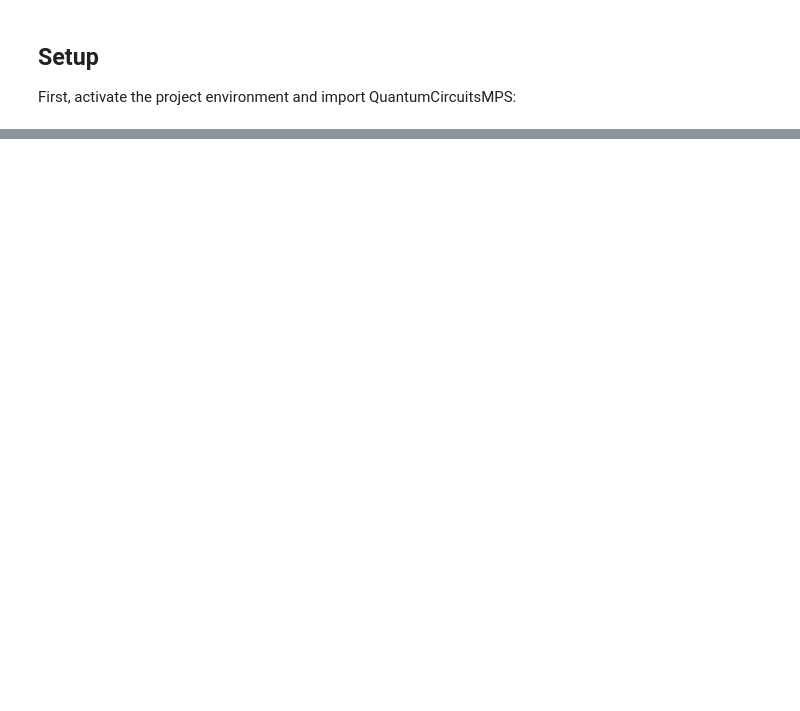
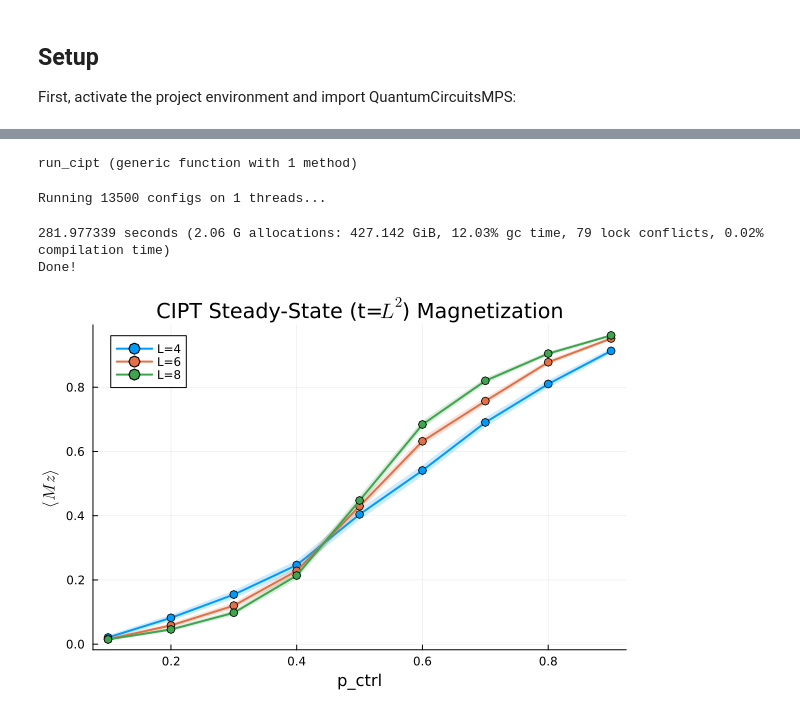
Before and after one commit to hainingpan/QuantumCircuitsMPS.jl, a Jupyter notebook: examples/cipt_example.ipynb, the cells around one changed output, grey strips where cells are left out. Saved outputs shown, nothing was run; the diff lists cells and outputs as text; code cells hidden in the pictures; blank space fills up the shorter version.

```diff
--- a/examples/cipt_example.ipynb
+++ b/examples/cipt_example.ipynb
@@ -301,0 +177,58 @@ Explore these possibilities:
+# %%
+function run_cipt(; L, p_ctrl, seed, bc=:periodic, n_steps=L^2, maxdim=1024)
+    left = StaircaseLeft(1)
+    right = StaircaseRight(1)
+
+    circuit = Circuit(L=L, bc=bc, n_steps=n_steps, p_ctrl=p_ctrl) do c
+        apply_with_prob!(c; rng=:gates_spacetime, outcomes=[
+            (probability=c.params[:p_ctrl], gate=Reset(), geometry=left),
+            (probability=1-c.params[:p_ctrl], gate=HaarRandom(), geometry=right)
+        ])
+    end
+
+    state = SimulationState(L=L, bc=bc, maxdim=maxdim,
+        rng=RNGRegistry(gates_spacetime=seed, born_measurement=seed+100, gates_realization=seed+200))
+    initialize!(state, ProductState(binary_int=0))
+    track!(state, :Mz => Magnetization(:Z))
+
+    simulate!(circuit, state; n_circuits=1, record_when=:final_only)
+    return state.observables[:Mz][end]
+end
+# %% [output]
+run_cipt (generic function with 1 method)
+# %%
+# Sweep parameters
+L_list = [4, 6,8]
+p_list = 0.1:0.1:0.9 |> collect
+ensemble_size = 500
+
+configs = [(L=L, p=p, seed=s) for L in L_list for p in p_list for s in 1:ensemble_size]
+raw = Vector{Float64}(undef, length(configs))
+
+# Run with `julia -t auto` for multithreaded execution
+println("Running $(length(configs)) configs on $(Threads.nthreads()) threads...")
+@time @showprogress Threads.@threads for i in eachindex(configs)
+    c = configs[i]
+    raw[i] = run_cipt(L=c.L, p_ctrl=c.p, seed=c.seed)
+end
+
+# Reshape to (seed, p, L) and average over seeds
+ns, np, nL = ensemble_size, length(p_list), length(L_list)
+Mz_raw = reshape(raw, ns, np, nL)
+Mz_mean = dropdims(mean(Mz_raw, dims=1), dims=1)
+Mz_sem  = dropdims(std(Mz_raw, dims=1), dims=1) ./ sqrt(size(Mz_raw, 1))
+
+println("Done!")
+# %% [output]
+Running 13500 configs on 1 threads...
+281.977339 seconds (2.06 G allocations: 427.142 GiB, 12.03% gc time, 79 lock conflicts, 0.02% compilation time)
+Done!
+# %%
+p_fig = plot(xlabel="p_ctrl", ylabel=raw"$\langle Mz \rangle$", title=raw"CIPT Steady-State (t=$L^2$) Magnetization", legend=:topleft)
+for (iL, L) in enumerate(L_list)
+    plot!(p_fig, p_list, Mz_mean[:, iL], ribbon=Mz_sem[:, iL], fillalpha=0.2,
+          label="L=$L", lw=2, marker=:o, ms=4)
+end
+p_fig
+# %% [output]
+[figure, added]
```
Also changed, not shown: parts of 36 cells of this notebook, 3 other files.
